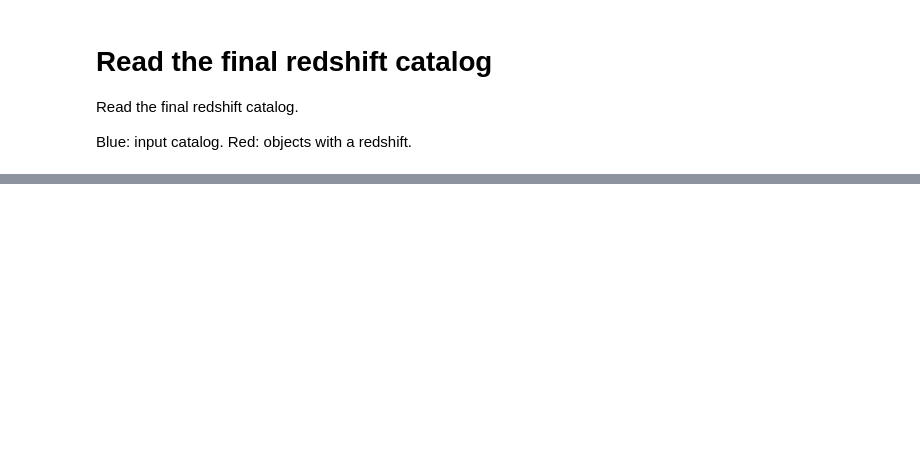
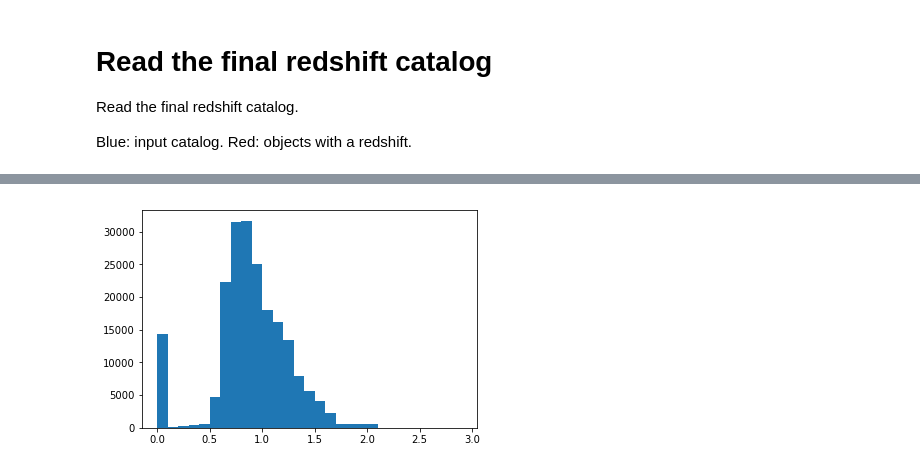
Before and after one commit to desihub/quicksurvey_example, a Jupyter notebook: readme.ipynb, the cells around one changed output, grey strips where cells are left out. Drawn from its saved outputs; the diff is of its cells as text; code cells hidden in the pictures; blank space fills up the shorter version.

```diff
--- a/readme.ipynb
+++ b/readme.ipynb
@@ -274,2 +321,4 @@ print(np.count_nonzero(zcat_in_mtl))
 # %%
-a = plt.hist(zcat['Z'], bins=np.linspace(0.0,3.5,20))
+a = plt.hist(zcat['Z'], bins=np.arange(0.0,3.0,0.1))
+# %% [output]
+[figure, added]
```
Also changed, not shown: parts of 14 cells of this notebook.
